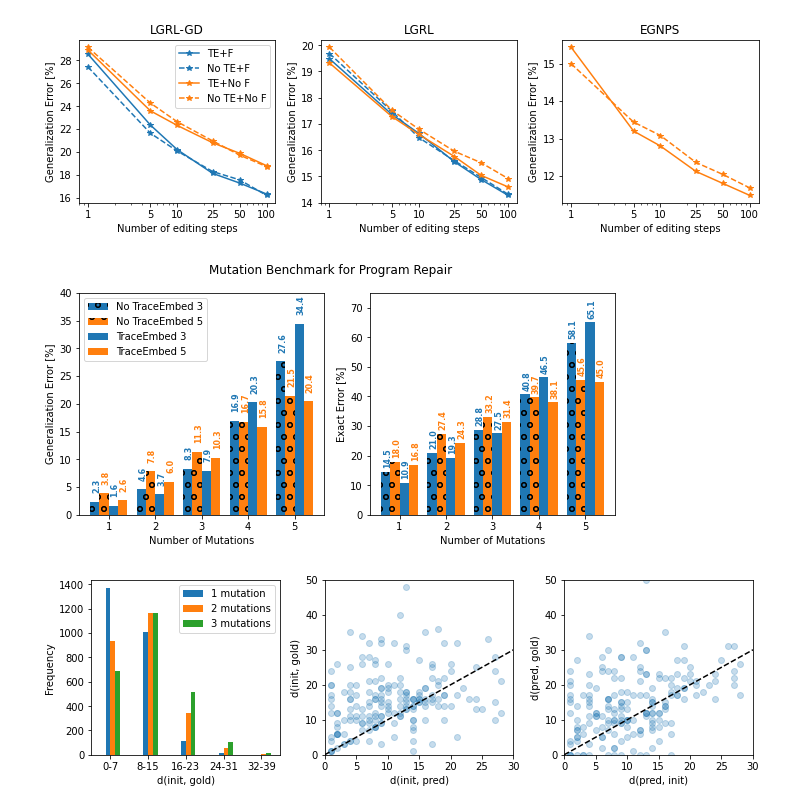
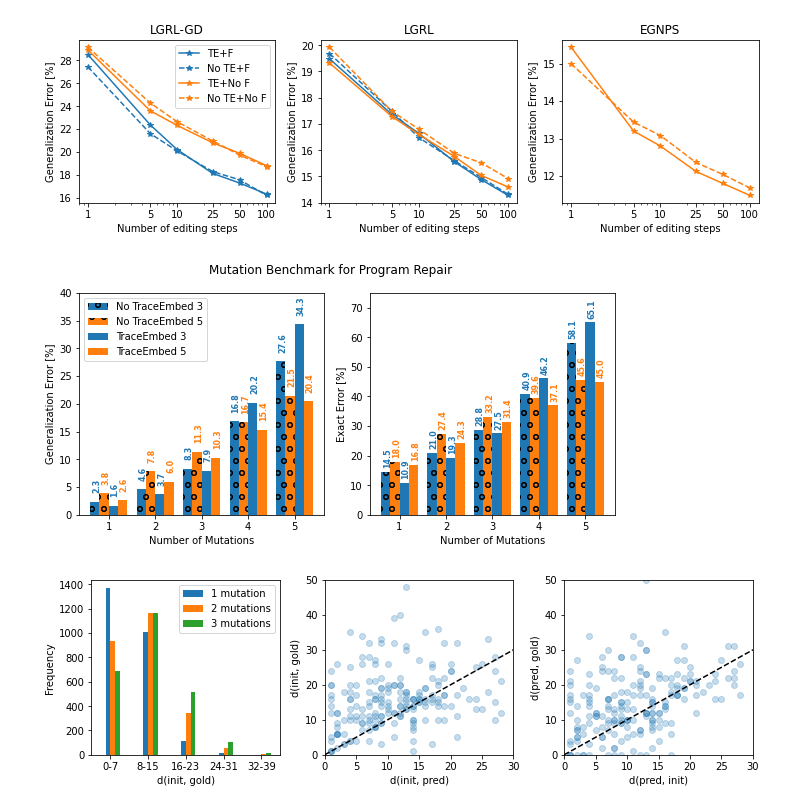
Before and after one commit to kavigupta/program_synthesis, a Jupyter notebook: notebooks/results.ipynb, the cells around one changed output. Saved outputs shown, nothing was run; the diff lists cells and outputs as text; code cells hidden in the pictures.

```diff
--- a/notebooks/results.ipynb
+++ b/notebooks/results.ipynb
@@ -44,2 +44,2 @@ aggregate-with-io-real-nearai32-finetuned-1e-4
 # %%
-real_acs = get_for_baseline_models(accuracies, "nearai", "nearai32", "egnps64")
+real_acs = get_for_baseline_models(accuracies, "nearai", "nearai32", "egnps64", "egnpsgood")
@@ -120,7 +140,7 @@ def display_errors(total, exact):
 # %%
 SYNTHESIZERS = "nearai", "nearai32", "egnps64"
 # %%
-k = 100
+k = 200
 columns = ["Synthesizer", "Without Debugger", "No TraceEmbed+No Finetune", "No TraceEmbed+Finetune", "TraceEmbed+No Finetune", "TraceEmbed+Finetune"]
 df = []
 for synthesizer in SYNTHESIZERS:
@@ -297,7 +317,7 @@ fig.suptitle("Mutation Benchmark for Program Repair")
 plt.savefig("img/program_repair_benchmark.png", dpi=300, bbox_inches='tight')
 plt.show()
 # %% [output]
-[figure, old version]
+[figure, new version]
 # %%
 @lru_cache(None)
 def get_distances(eval_path):
@@ -317,7 +337,7 @@ def get_distances(eval_path):
 # %%
 path_fmt = "../logdirs/aggregate-with-io,trace_enc==aggregate:conv_all_grids=True,batch_size==64,lr==1,lr_decay_steps=100000/report-dev-m{}-1000100-{}.jsonl"
 # %%
-df = get_distances(path_fmt.format("nearai32,,best_first,,100,,start-with-beams", "real"))
+df = get_distances(path_fmt.format("nearai32,,best_first,,200,,start-with-beams", "real"))
 fig, (ax3, ax1, ax2) = plt.subplots(1, 3, figsize=(10, 3), constrained_layout=True)
 ax1.scatter(
     df[df.correct == 1]['d(pred, ref)'],
@@ -334,31 +354,31 @@ ax2.scatter(
     df[df.correct == 1]['d(gold, pred)'],
     alpha=0.25
 )
 ax2.set_xlabel("d(pred, init)")
 ax2.set_ylabel("d(pred, gold)")
 ax2.plot([0, 30], [0, 30], "--", color="black")
 ax2.set_ylim(0, 50)
 ax2.set_xlim(0, 30)
 
 interval = 8
 maximum = 45
 for nmut in 1, 2, 3:
     res = get_distances(path_fmt.format(",".join("0" * nmut + "1"), "eval"))
     res = res['d(gold, ref)']
     counts = Counter([x // interval for x in res])
     xvals = np.arange(0, maximum // interval) * interval + interval / 2
     ax3.bar(
         xvals + nmut - 1.5,
         np.array([counts[x] for x in range(maximum // interval)]),
         width=1,
         label="{} mutation{}".format(nmut, (nmut > 1) * "s"),
     )
 ax3.legend()
 ax3.set_xlim(0, 40)
 ax3.set_xticks(xvals)
 ax3.set_xticklabels(["{:.0f}-{:.0f}".format(x - interval/2, x + interval/2 - 1) for x in xvals])
 ax3.set_xlabel("d(init, gold)")
 ax3.set_ylabel("Frequency")
 plt.savefig("img/mutations_info.png")
 # %% [output]
-[figure, old version]
+[figure, new version]
```
Also changed, not shown: parts of 4 cells of this notebook, 5 other files.
